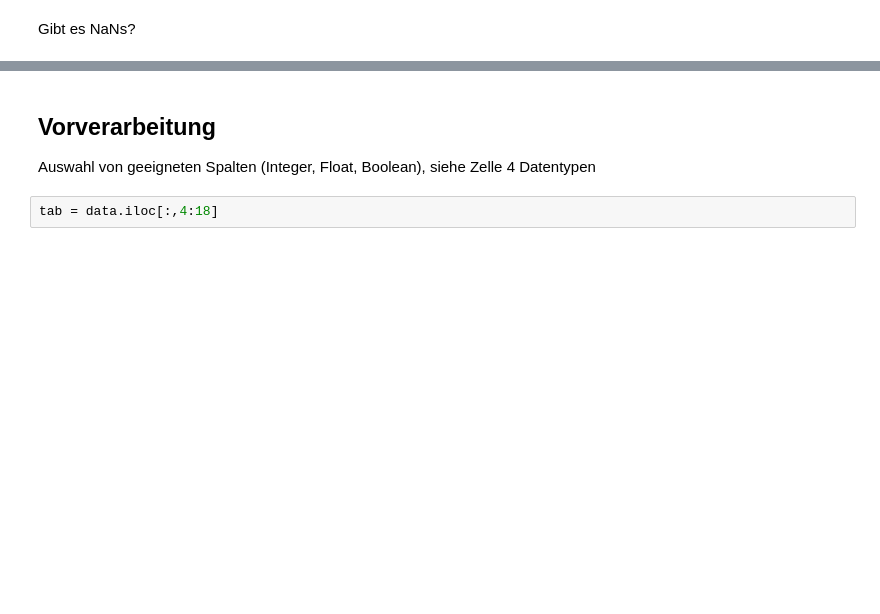
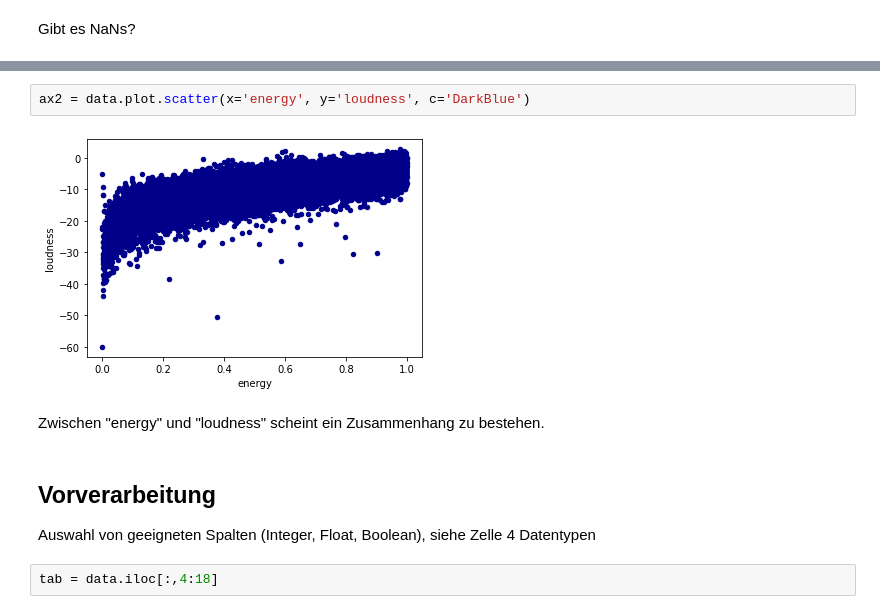
Before and after one commit to timo95/training-beginner, a Jupyter notebook: Spotify.ipynb, the cells around one changed output, grey strips where cells are left out. Saved outputs shown, nothing was run; the diff lists cells and outputs as text; blank space fills up the shorter version.

```diff
--- a/Spotify.ipynb
+++ b/Spotify.ipynb
@@ -105,3 +111,9 @@ data[data.isna().any(axis=1)]
+# %%
+ax2 = data.plot.scatter(x='energy', y='loudness', c='DarkBlue')
+# %% [output]
+[figure, added]
+# %% [markdown]
+Zwischen "energy" und "loudness" scheint ein Zusammenhang zu bestehen.
 # %% [markdown]
 <h2>Vorverarbeitung</h2>
 
```
Also changed, not shown: parts of 15 cells of this notebook.
